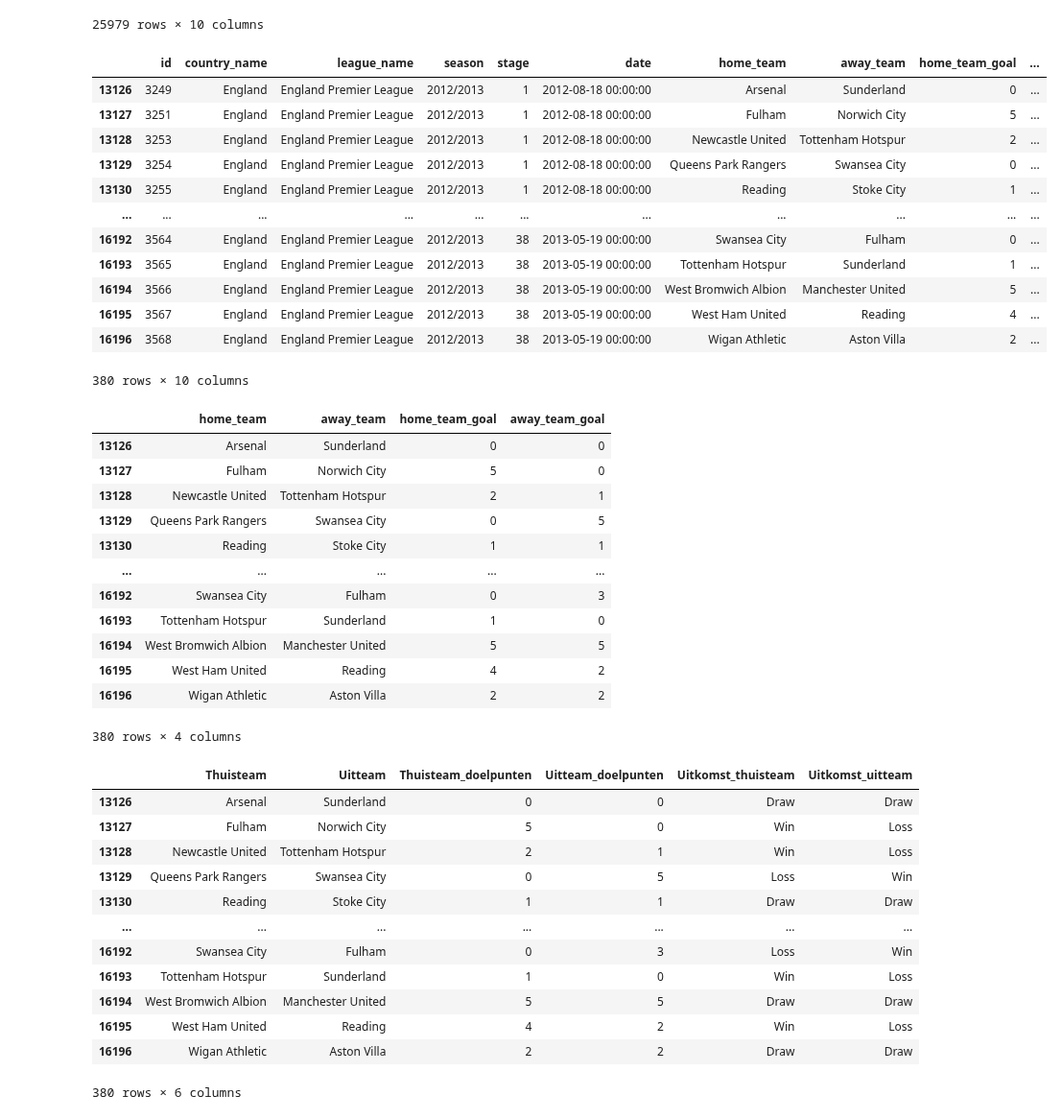
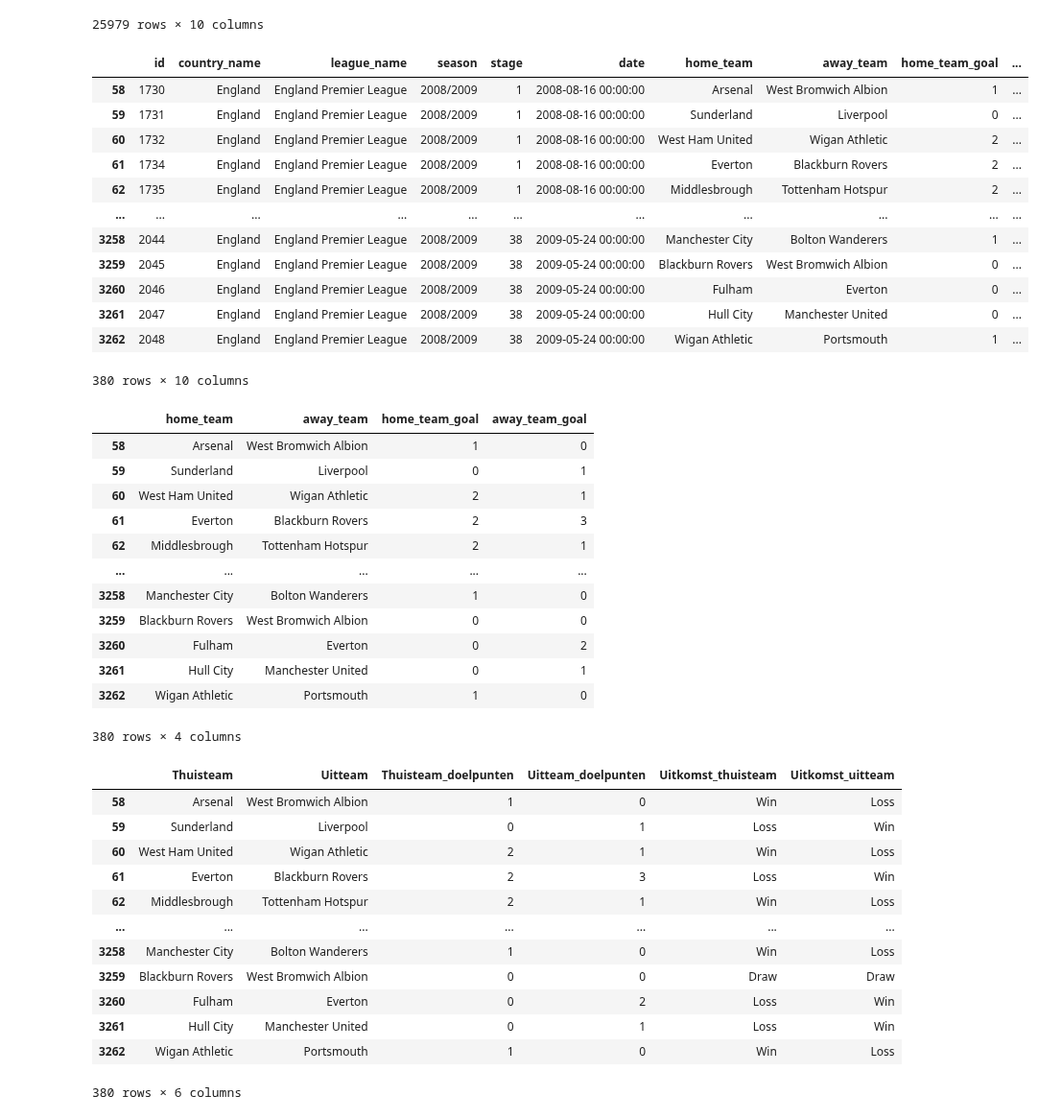
Before and after one commit to Tijnwy/Datalab2, a Jupyter notebook: sprint2.ipynb, the cells around one changed output. Shown at 96% size. Drawn from its saved outputs; the diff is of its cells as text; code cells hidden in the pictures.

```diff
--- a/sprint2.ipynb
+++ b/sprint2.ipynb
@@ -176,45 +184,45 @@ all_matches
 # %%
 def select_season(country_name, season, df=all_matches):
     """_summary_
 
     Parameters
     ----------
     df : DataFrame, optional
         A dataframe which you want to use for the sorting
     country_name : str
         _description_
     season : str
         _description_
 
     Returns
     -------
     DataFrame
 
     """
     global chosen_season
     chosen_season = season
 
     global chosen_country_name
     chosen_country_name = country_name
 
     result = df[(df["country_name"] == country_name) & (df["season"] == season)]
     return result
 
-season_matches = select_season(country_name='England', season='2012/2013')
+season_matches = select_season(country_name='England', season='2008/2009')
 season_matches
 # %% [output]
 |  | id | country_name | league_name | season | stage | date | home_team | away_team | home_team_goal | ... |
-| 13126 | 3249 | England | England Premier League | 2012/2013 | 1 | 2012-08-18 00:00:00 | Arsenal | Sunderland | 0 | ... |
-| 13127 | 3251 | England | England Premier League | 2012/2013 | 1 | 2012-08-18 00:00:00 | Fulham | Norwich City | 5 | ... |
-| 13128 | 3253 | England | England Premier League | 2012/2013 | 1 | 2012-08-18 00:00:00 | Newcastle United | Tottenham Hotspur | 2 | ... |
-| 13129 | 3254 | England | England Premier League | 2012/2013 | 1 | 2012-08-18 00:00:00 | Queens Park Rangers | Swansea City | 0 | ... |
-| 13130 | 3255 | England | England Premier League | 2012/2013 | 1 | 2012-08-18 00:00:00 | Reading | Stoke City | 1 | ... |
+| 58 | 1730 | England | England Premier League | 2008/2009 | 1 | 2008-08-16 00:00:00 | Arsenal | West Bromwich Albion | 1 | ... |
+| 59 | 1731 | England | England Premier League | 2008/2009 | 1 | 2008-08-16 00:00:00 | Sunderland | Liverpool | 0 | ... |
+| 60 | 1732 | England | England Premier League | 2008/2009 | 1 | 2008-08-16 00:00:00 | West Ham United | Wigan Athletic | 2 | ... |
+| 61 | 1734 | England | England Premier League | 2008/2009 | 1 | 2008-08-16 00:00:00 | Everton | Blackburn Rovers | 2 | ... |
+| 62 | 1735 | England | England Premier League | 2008/2009 | 1 | 2008-08-16 00:00:00 | Middlesbrough | Tottenham Hotspur | 2 | ... |
 | ... | ... | ... | ... | ... | ... | ... | ... | ... | ... | ... |
-| 16192 | 3564 | England | England Premier League | 2012/2013 | 38 | 2013-05-19 00:00:00 | Swansea City | Fulham | 0 | ... |
-| 16193 | 3565 | England | England Premier League | 2012/2013 | 38 | 2013-05-19 00:00:00 | Tottenham Hotspur | Sunderland | 1 | ... |
-| 16194 | 3566 | England | England Premier League | 2012/2013 | 38 | 2013-05-19 00:00:00 | West Bromwich Albion | Manchester United | 5 | ... |
-| 16195 | 3567 | England | England Premier League | 2012/2013 | 38 | 2013-05-19 00:00:00 | West Ham United | Reading | 4 | ... |
-| 16196 | 3568 | England | England Premier League | 2012/2013 | 38 | 2013-05-19 00:00:00 | Wigan Athletic | Aston Villa | 2 | ... |
+| 3258 | 2044 | England | England Premier League | 2008/2009 | 38 | 2009-05-24 00:00:00 | Manchester City | Bolton Wanderers | 1 | ... |
+| 3259 | 2045 | England | England Premier League | 2008/2009 | 38 | 2009-05-24 00:00:00 | Blackburn Rovers | West Bromwich Albion | 0 | ... |
+| 3260 | 2046 | England | England Premier League | 2008/2009 | 38 | 2009-05-24 00:00:00 | Fulham | Everton | 0 | ... |
+| 3261 | 2047 | England | England Premier League | 2008/2009 | 38 | 2009-05-24 00:00:00 | Hull City | Manchester United | 0 | ... |
+| 3262 | 2048 | England | England Premier League | 2008/2009 | 38 | 2009-05-24 00:00:00 | Wigan Athletic | Portsmouth | 1 | ... |
 380 rows × 10 columns
 # %%
 def decide_winner(team1_goals, team2_goals):
@@ -243,17 +251,17 @@ all_matches_goals = season_matches[["home_team", "away_team", "home_team_goal",
 all_matches_goals
 # %% [output]
 |  | home_team | away_team | home_team_goal | away_team_goal |
-| 13126 | Arsenal | Sunderland | 0 | 0 |
-| 13127 | Fulham | Norwich City | 5 | 0 |
-| 13128 | Newcastle United | Tottenham Hotspur | 2 | 1 |
-| 13129 | Queens Park Rangers | Swansea City | 0 | 5 |
-| 13130 | Reading | Stoke City | 1 | 1 |
+| 58 | Arsenal | West Bromwich Albion | 1 | 0 |
+| 59 | Sunderland | Liverpool | 0 | 1 |
+| 60 | West Ham United | Wigan Athletic | 2 | 1 |
+| 61 | Everton | Blackburn Rovers | 2 | 3 |
+| 62 | Middlesbrough | Tottenham Hotspur | 2 | 1 |
 | ... | ... | ... | ... | ... |
-| 16192 | Swansea City | Fulham | 0 | 3 |
-| 16193 | Tottenham Hotspur | Sunderland | 1 | 0 |
-| 16194 | West Bromwich Albion | Manchester United | 5 | 5 |
-| 16195 | West Ham United | Reading | 4 | 2 |
-| 16196 | Wigan Athletic | Aston Villa | 2 | 2 |
+| 3258 | Manchester City | Bolton Wanderers | 1 | 0 |
+| 3259 | Blackburn Rovers | West Bromwich Albion | 0 | 0 |
+| 3260 | Fulham | Everton | 0 | 2 |
+| 3261 | Hull City | Manchester United | 0 | 1 |
+| 3262 | Wigan Athletic | Portsmouth | 1 | 0 |
 380 rows × 4 columns
 # %%
 # Meer variabelen? nieuwe kolomnamen zouden hier ook bij kunnen, maar is niet per se nuttig
@@ -296,17 +304,17 @@ all_matches_results = season_results(all_matches_goals)
 all_matches_results
 # %% [output]
 |  | Thuisteam | Uitteam | Thuisteam_doelpunten | Uitteam_doelpunten | Uitkomst_thuisteam | Uitkomst_uitteam |
-| 13126 | Arsenal | Sunderland | 0 | 0 | Draw | Draw |
-| 13127 | Fulham | Norwich City | 5 | 0 | Win | Loss |
-| 13128 | Newcastle United | Tottenham Hotspur | 2 | 1 | Win | Loss |
-| 13129 | Queens Park Rangers | Swansea City | 0 | 5 | Loss | Win |
-| 13130 | Reading | Stoke City | 1 | 1 | Draw | Draw |
+| 58 | Arsenal | West Bromwich Albion | 1 | 0 | Win | Loss |
+| 59 | Sunderland | Liverpool | 0 | 1 | Loss | Win |
+| 60 | West Ham United | Wigan Athletic | 2 | 1 | Win | Loss |
+| 61 | Everton | Blackburn Rovers | 2 | 3 | Loss | Win |
+| 62 | Middlesbrough | Tottenham Hotspur | 2 | 1 | Win | Loss |
 | ... | ... | ... | ... | ... | ... | ... |
-| 16192 | Swansea City | Fulham | 0 | 3 | Loss | Win |
-| 16193 | Tottenham Hotspur | Sunderland | 1 | 0 | Win | Loss |
-| 16194 | West Bromwich Albion | Manchester United | 5 | 5 | Draw | Draw |
-| 16195 | West Ham United | Reading | 4 | 2 | Win | Loss |
-| 16196 | Wigan Athletic | Aston Villa | 2 | 2 | Draw | Draw |
+| 3258 | Manchester City | Bolton Wanderers | 1 | 0 | Win | Loss |
+| 3259 | Blackburn Rovers | West Bromwich Albion | 0 | 0 | Draw | Draw |
+| 3260 | Fulham | Everton | 0 | 2 | Loss | Win |
+| 3261 | Hull City | Manchester United | 0 | 1 | Loss | Win |
+| 3262 | Wigan Athletic | Portsmouth | 1 | 0 | Win | Loss |
 380 rows × 6 columns
 # %%
 # Home team wins & points
```
Also changed, not shown: parts of 8 cells of this notebook, 2 other files.
